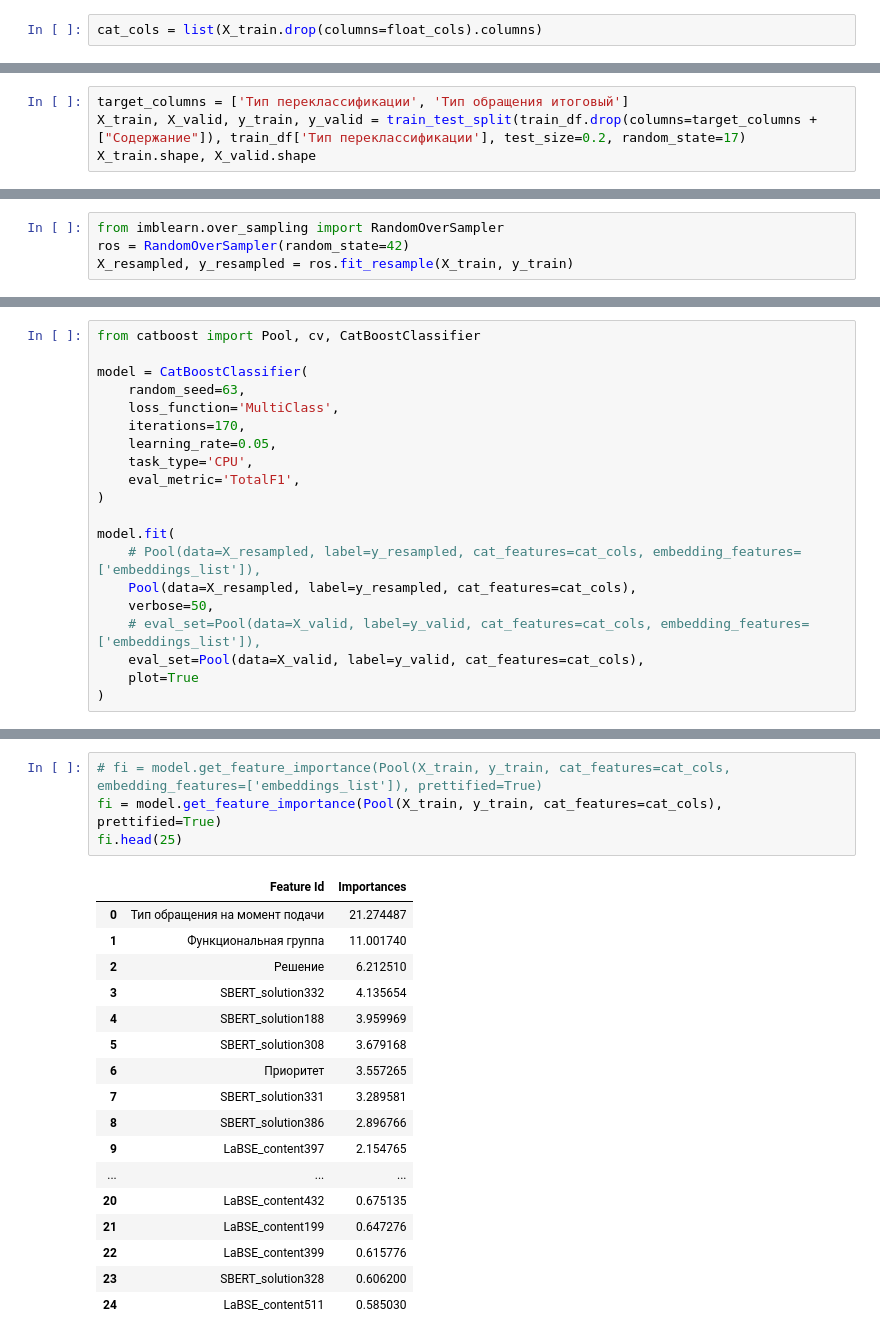
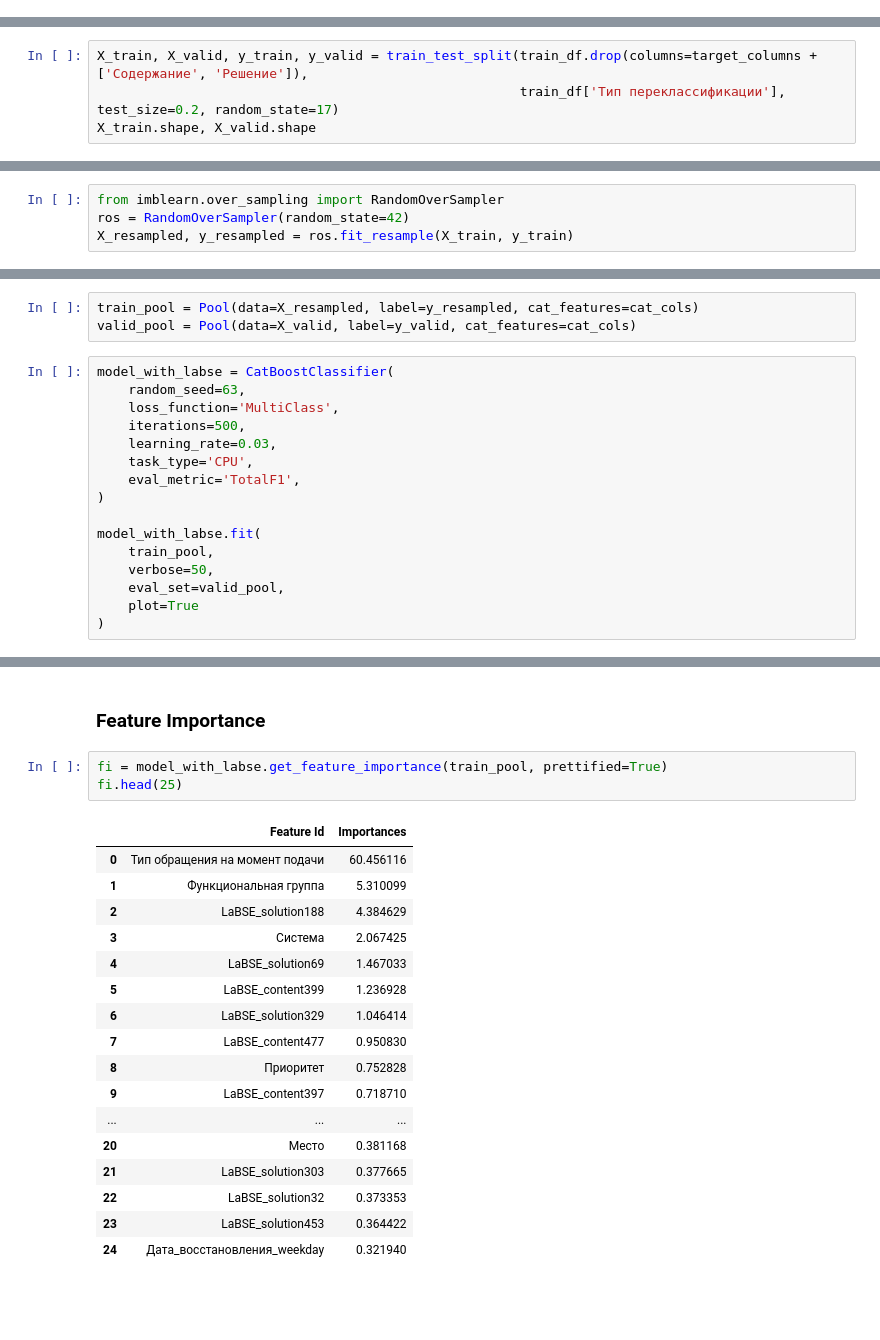
Before and after one commit to lyaminartemiy/central_bank_hack, a Jupyter notebook: baseline/hard_ml.ipynb, the cells around one changed output, grey strips where cells are left out. Cells and saved outputs as stored; diff of their text form; blank space fills up the shorter version.

```diff
--- a/baseline/hard_ml.ipynb
+++ b/baseline/hard_ml.ipynb
@@ -425,2 +432,0 @@ X_train.shape, X_valid.shape
-# %%
-cat_cols = list(X_train.drop(columns=float_cols).columns)
@@ -484,5 +438,5 @@ train_df[SBERT_content_columns] = train_SBERT_content
 # %%
-target_columns = ['Тип переклассификации', 'Тип обращения итоговый']
-X_train, X_valid, y_train, y_valid = train_test_split(train_df.drop(columns=target_columns + ["Содержание"]), train_df['Тип переклассификации'], test_size=0.2, random_state=17)
+X_train, X_valid, y_train, y_valid = train_test_split(train_df.drop(columns=target_columns + ['Содержание', 'Решение']),
+                                                      train_df['Тип переклассификации'], test_size=0.2, random_state=17)
 X_train.shape, X_valid.shape
 # %% [output]
@@ -501,21 +505,20 @@ X_resampled.shape
+# %%
+train_pool = Pool(data=X_resampled, label=y_resampled, cat_features=cat_cols)
+valid_pool = Pool(data=X_valid, label=y_valid, cat_features=cat_cols)
 # %%
-from catboost import Pool, cv, CatBoostClassifier
-
-model = CatBoostClassifier(
+model_with_labse = CatBoostClassifier(
     random_seed=63,
     loss_function='MultiClass',
-    iterations=170,
-    learning_rate=0.05,
+    iterations=500,
+    learning_rate=0.03,
     task_type='CPU',
     eval_metric='TotalF1',
 )
 
-model.fit(
-    # Pool(data=X_resampled, label=y_resampled, cat_features=cat_cols, embedding_features=['embeddings_list']),
-    Pool(data=X_resampled, label=y_resampled, cat_features=cat_cols),
+model_with_labse.fit(
+    train_pool,
     verbose=50,
-    # eval_set=Pool(data=X_valid, label=y_valid, cat_features=cat_cols, embedding_features=['embeddings_list']),
-    eval_set=Pool(data=X_valid, label=y_valid, cat_features=cat_cols),
+    eval_set=valid_pool,
     plot=True
 )
 # %% [output]
@@ -533,26 +542,27 @@ Shrink model to first 91 iterations.
 <catboost.core.CatBoostClassifier at 0x...>
+# %% [markdown]
+### Feature Importance
 # %%
-# fi = model.get_feature_importance(Pool(X_train, y_train, cat_features=cat_cols, embedding_features=['embeddings_list']), prettified=True)
-fi = model.get_feature_importance(Pool(X_train, y_train, cat_features=cat_cols), prettified=True)
+fi = model_with_labse.get_feature_importance(train_pool, prettified=True)
 fi.head(25)
 # %% [output]
 |  | Feature Id | Importances |
-| 0 | Тип обращения на момент подачи | 21.274487 |
-| 1 | Функциональная группа | 11.001740 |
-| 2 | Решение | 6.212510 |
-| 3 | SBERT_solution332 | 4.135654 |
-| 4 | SBERT_solution188 | 3.959969 |
-| 5 | SBERT_solution308 | 3.679168 |
-| 6 | Приоритет | 3.557265 |
-| 7 | SBERT_solution331 | 3.289581 |
-| 8 | SBERT_solution386 | 2.896766 |
-| 9 | LaBSE_content397 | 2.154765 |
+| 0 | Тип обращения на момент подачи | 60.456116 |
+| 1 | Функциональная группа | 5.310099 |
+| 2 | LaBSE_solution188 | 4.384629 |
+| 3 | Система | 2.067425 |
+| 4 | LaBSE_solution69 | 1.467033 |
+| 5 | LaBSE_content399 | 1.236928 |
+| 6 | LaBSE_solution329 | 1.046414 |
+| 7 | LaBSE_content477 | 0.950830 |
+| 8 | Приоритет | 0.752828 |
+| 9 | LaBSE_content397 | 0.718710 |
 | ... | ... | ... |
-| 20 | LaBSE_content432 | 0.675135 |
-| 21 | LaBSE_content199 | 0.647276 |
-| 22 | LaBSE_content399 | 0.615776 |
-| 23 | SBERT_solution328 | 0.606200 |
-| 24 | LaBSE_content511 | 0.585030 |
+| 20 | Место | 0.381168 |
+| 21 | LaBSE_solution303 | 0.377665 |
+| 22 | LaBSE_solution32 | 0.373353 |
+| 23 | LaBSE_solution453 | 0.364422 |
+| 24 | Дата_восстановления_weekday | 0.321940 |
 # %%
 from sklearn.metrics import classification_report
 
```
Also changed, not shown: parts of 61 cells of this notebook.
